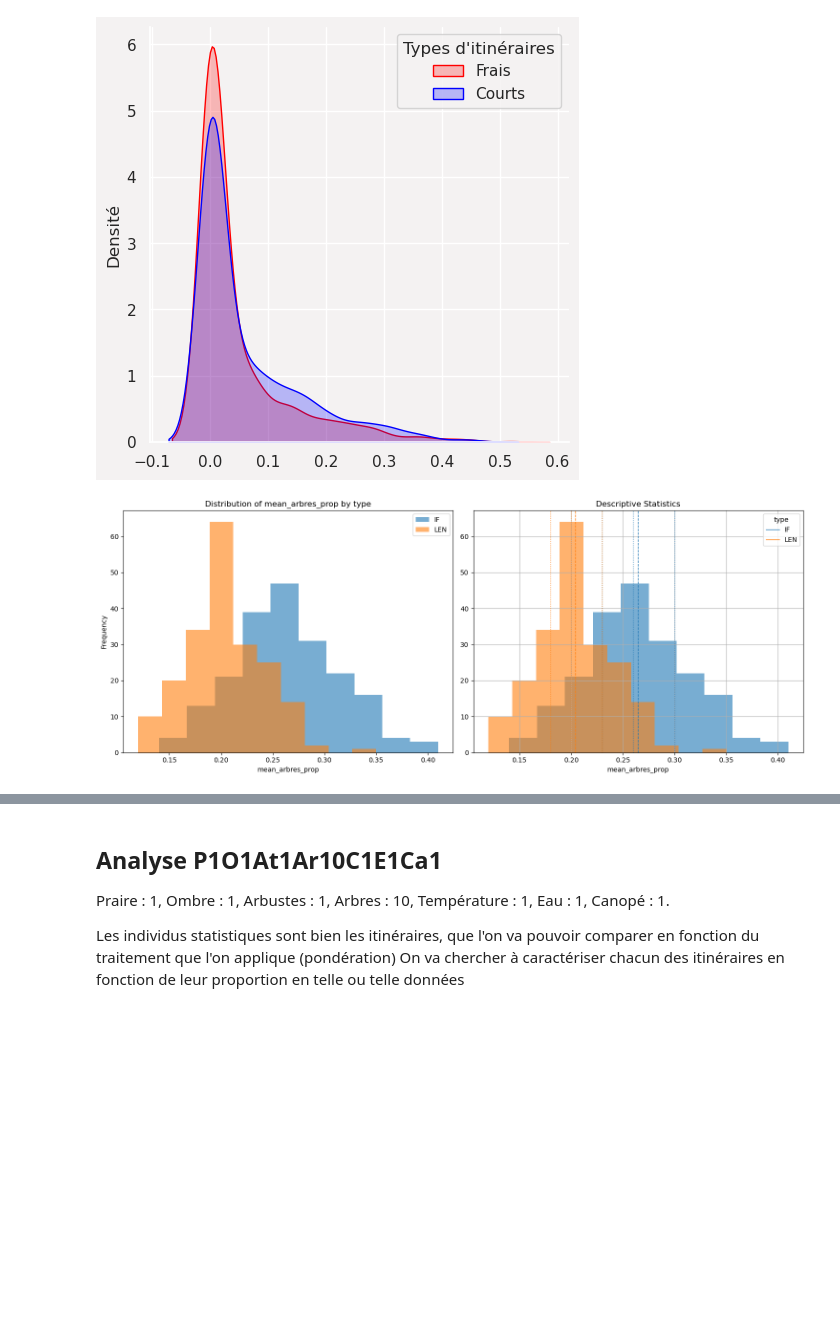
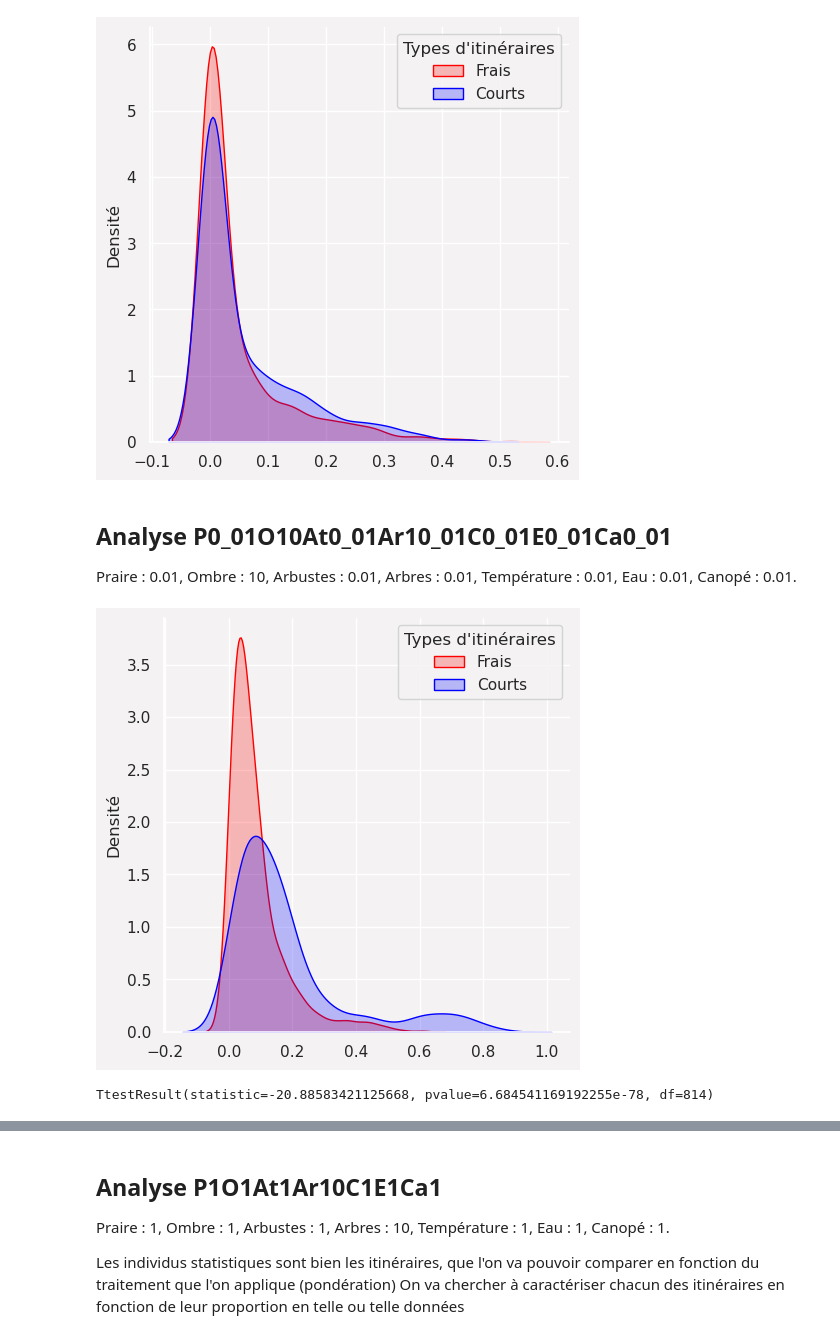
Before and after one commit to datagora-erasme/itineraire_fraicheur, a Jupyter notebook: backend/score_calculation_it/score_analyse_pipeline.ipynb, the cells around one changed output, grey strips where cells are left out. Cells and saved outputs as stored; diff of their text form; code cells hidden in the pictures; blank space fills up the shorter version.

```diff
--- a/backend/score_calculation_it/score_analyse_pipeline.ipynb
+++ b/backend/score_calculation_it/score_analyse_pipeline.ipynb
@@ -204,6 +204,37 @@ def plot_distribution_by_category(dataframe, target_column, category_column, cat
 
     plt.tight_layout()
     plt.show()
+
+    def sns_plot(data, variable):
+        sns.set(rc={'axes.facecolor':'#f4f2f2', 'figure.facecolor':'#f4f2f2'})
+        colour_palette = {"IF": "blue", "LEN": "red"}
+        legend = {"IF": "Frais", "LEN": "Courts"}
+        sns.displot(data, x=variable, kind="kde", hue="type", fill=True, legend=False, palette=colour_palette)
+
+        plt.ylabel("Densité")
+        plt.xlabel("")
+
+        plt.legend(title="Types d'itinéraires", labels=legend.values())
+        plt.show()
+
+def sns_plot(data, variable):
+    sns.set(rc={'axes.facecolor':'#f4f2f2', 'figure.facecolor':'#f4f2f2'})
+    colour_palette = {"IF": "blue", "LEN": "red"}
+    legend = {"IF": "Frais", "LEN": "Courts"}
+    sns.displot(data, x=variable, kind="kde", hue="type", fill=True, legend=False, palette=colour_palette)
+
+    plt.ylabel("Densité")
+    plt.xlabel("")
+
+    plt.legend(title="Types d'itinéraires", labels=legend.values())
+    plt.show()
+
+def basic_stats(data):
+    return pd.DataFrame({
+        "mean": np.mean(data),
+        "var": np.var(data),
+        "quantiles": np.quantile(data, q=[0.25,0.5,0.75])
+    })
 # %%
 dataset_output_path = "./output_data/analyse/dataset_all_1.gpkg"
 # %%
@@ -768,7 +918,22 @@ sns_plot(data_set_prop_csv_P0_01O0_01At0_01Ar10C0_01E0_01Ca0_01, "mean_eaux_prop
 sns_plot(data_set_prop_csv_P0_01O0_01At0_01Ar10C0_01E0_01Ca0_01, "mean_canop")
 # %% [output]
 [figure]
-# %%
-plot_distribution_by_category(data_set_prop_csv_P0_01O0_01At0_01Ar10C0_01E0_01Ca0_01, target_column='mean_arbres_prop', category_column='type')
-# %% [output]
-[figure, removed]
+# %% [markdown]
+## Analyse P0_01O10At0_01Ar10_01C0_01E0_01Ca0_01
+Praire : 0.01, Ombre : 10, Arbustes : 0.01, Arbres : 0.01, Température : 0.01, Eau : 0.01, Canopé : 0.01.
+# %%
+data_set_prop_csv_P0_01O10At0_01Ar0_01C0_01E0_01Ca0_01 = pd.read_csv("./output_data/analyse/P0_01O10At0_01Ar0_01C0_01E0_01Ca0_01/13h/mean_value_by_itP0_01O10At0_01Ar0_01C0_01E0_01Ca0_01.csv")
+# %%
+sns_plot(data_set_prop_csv_P0_01O10At0_01Ar0_01C0_01E0_01Ca0_01, "mean_ombres_13_prop")
+# %% [output]
+[figure, added]
+# %%
+it_if_P0_01O10At0_01Ar0_01C0_01E0_01Ca0_01 = data_set_prop_csv_P0_01O10At0_01Ar0_01C0_01E0_01Ca0_01[data_set_prop_csv_P0_01O10At0_01Ar0_01C0_01E0_01Ca0_01["type"] == "IF"]
+it_len_P0_01O10At0_01Ar0_01C0_01E0_01Ca0_01 = data_set_prop_csv_P0_01O10At0_01Ar0_01C0_01E0_01Ca0_01[data_set_prop_csv_P0_01O10At0_01Ar0_01C0_01E0_01Ca0_01["type"] == "LEN"]
+
+it_if_P0_01O10At0_01Ar0_01C0_01E0_01Ca0_01_ombre_13 = it_if_P0_01O10At0_01Ar0_01C0_01E0_01Ca0_01["mean_ombres_13_prop"]
+it_len_P0_01O10At0_01Ar0_01C0_01E0_01Ca0_01_ombre_13 = it_len_P0_01O10At0_01Ar0_01C0_01E0_01Ca0_01["mean_ombres_13_prop"]
+
+test_students(it_len_P0_01O10At0_01Ar0_01C0_01E0_01Ca0_01_ombre_13, it_if_P0_01O10At0_01Ar0_01C0_01E0_01Ca0_01_ombre_13)
+# %% [output]
+TtestResult(statistic=-20.88583421125668, pvalue=6.684541169192255e-78, df=814)
```
Also changed, not shown: parts of 69 cells of this notebook, 5 other files.
